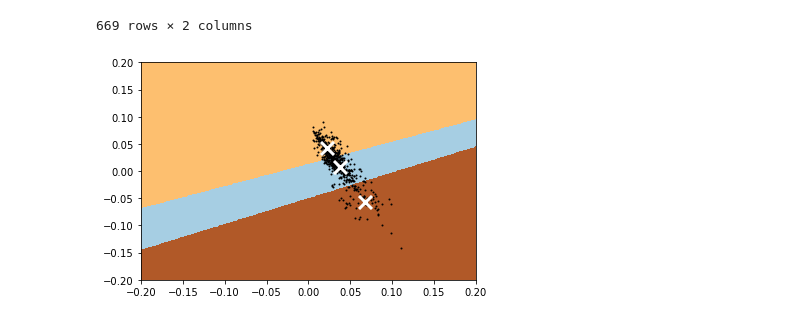
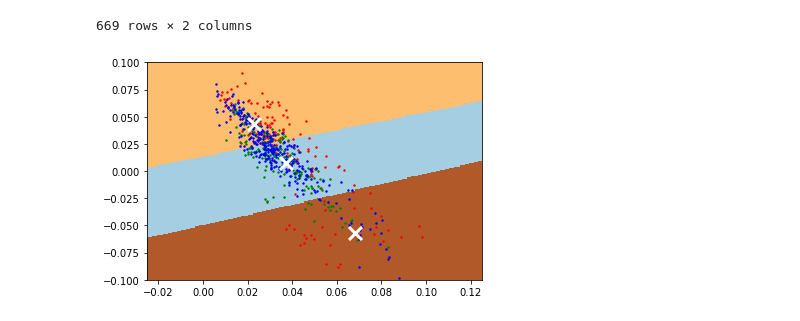
Before and after one commit to EvanLiu0/COGS118B-Project, a Jupyter notebook: Project.ipynb, the cells around one changed output. Drawn from its saved outputs; the diff is of its cells as text; code cells hidden in the pictures.

```diff
--- a/Project.ipynb
+++ b/Project.ipynb
@@ -107,3 +107,8 @@ df
 | 667 | candied orange and lemon parts | 1 | NaN | NaN | 0 | ... |
 | 668 | seaweed chips | 2 | 10 | 0.0 | 1 | ... |
 669 rows × 59 columns
+# %%
+universalIdx = df.index[df['Food classification'] == 0].tolist()
+westernIdx = df.index[df['Food classification'] == 1].tolist()
+easternIdx = df.index[df['Food classification'] == 2].tolist()
+westernIdx
@@ -259,12 +282,16 @@ pcaDf
 | 667 | 0.051682 | -0.013538 |
 | 668 | 0.099009 | -0.113952 |
 669 rows × 2 columns
+# %%
+universalCords = pcaDf.iloc[universalIdx]
+westernCords = pcaDf.iloc[westernIdx]
+easternCords = pcaDf.iloc[easternIdx]
 # %%
 # Code Reference: https://scikit-learn.org/stable/auto_examples/cluster/plot_kmeans_digits.html
 
 kmeans = KMeans(n_clusters=3, random_state=0).fit(pcaDf)
 
-plt.plot(pcaDf.iloc[:, 0], pcaDf.iloc[:, 1], "k.", markersize=2)
+# plt.plot(pcaDf.iloc[:, 0], pcaDf.iloc[:, 1], "k.", markersize=2)
 
 centroids = kmeans.cluster_centers_
 
@@ -274,33 +301,37 @@ x_min, x_max = pcaDf.iloc[:, 0].min() - 1, pcaDf.iloc[:, 0].max() + 1
 y_min, y_max = pcaDf.iloc[:, 1].min() - 1, pcaDf.iloc[:, 1].max() + 1
 xx, yy = np.meshgrid(np.arange(x_min, x_max, h), np.arange(y_min, y_max, h))
 
 Z = kmeans.predict(np.c_[xx.ravel(), yy.ravel()])
 
 Z = Z.reshape(xx.shape)
 
 plt.imshow(
     Z,
     interpolation="nearest",
     extent=(xx.min(), xx.max(), yy.min(), yy.max()),
     cmap=plt.cm.Paired,
     aspect="auto",
     origin="lower",
 )
 
 plt.scatter(
     centroids[:, 0],
     centroids[:, 1],
     marker="x",
     s=169,
     linewidths=3,
     color="w",
     zorder=10,
 )
 
-plt.xlim(-.2, 0.2)
-plt.ylim(-.2, 0.2)
+plt.scatter(universalCords.iloc[:,0] , universalCords.iloc[:,1] , color = 'red', s=2)
+plt.scatter(westernCords.iloc[:,0] , westernCords.iloc[:,1] , color = 'green', s=2)
+plt.scatter(easternCords.iloc[:,0] , easternCords.iloc[:,1] , color = 'blue', s=2)
+
+plt.xlim(-.025, 0.125) #-.05,.15
+plt.ylim(-.1, 0.1)
 plt.xticks(visible = True)
 plt.xticks(visible = True)
 plt.show()
 # %% [output]
-[figure, old version]
+[figure, new version]
```
Also changed, not shown: parts of 4 cells of this notebook.
